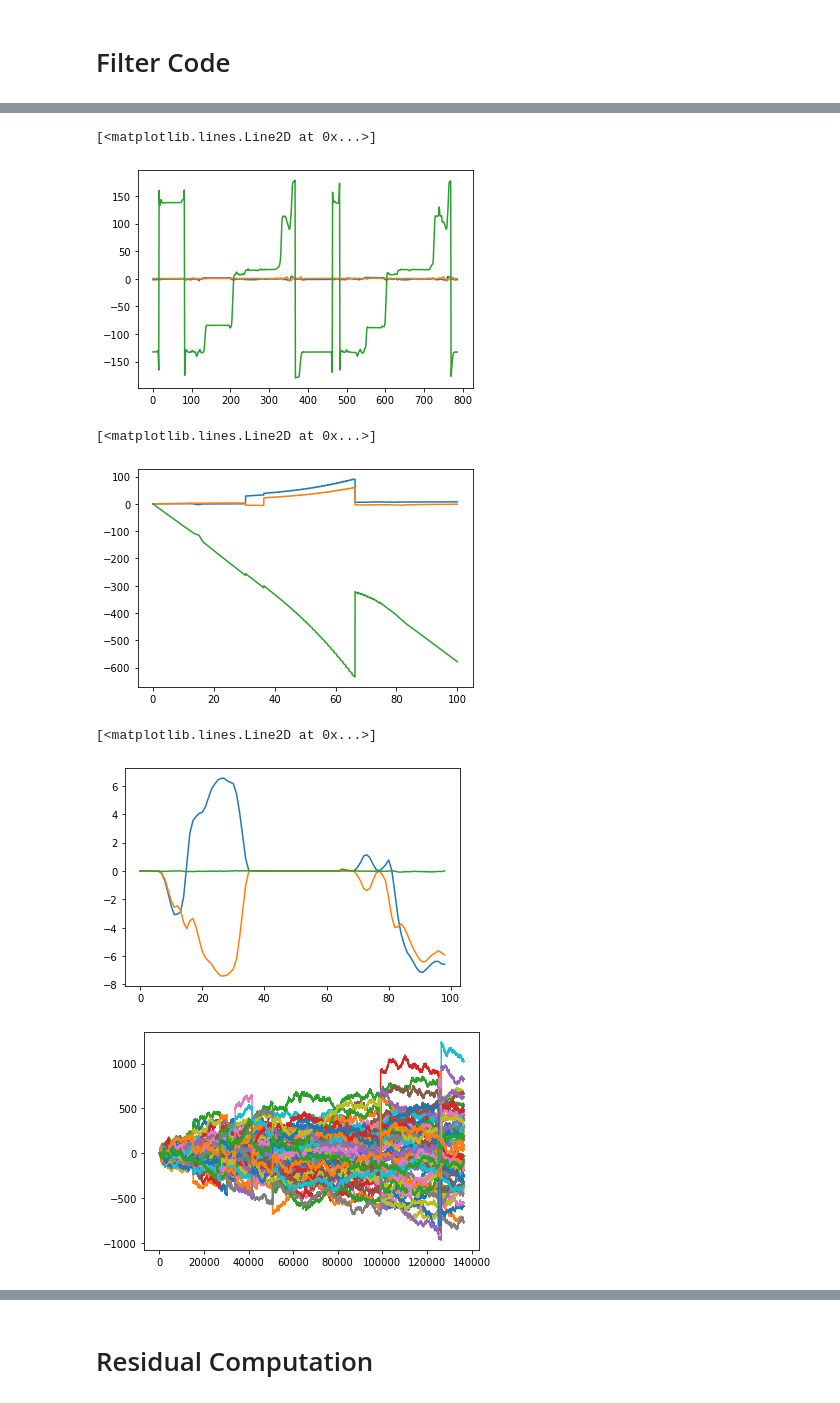
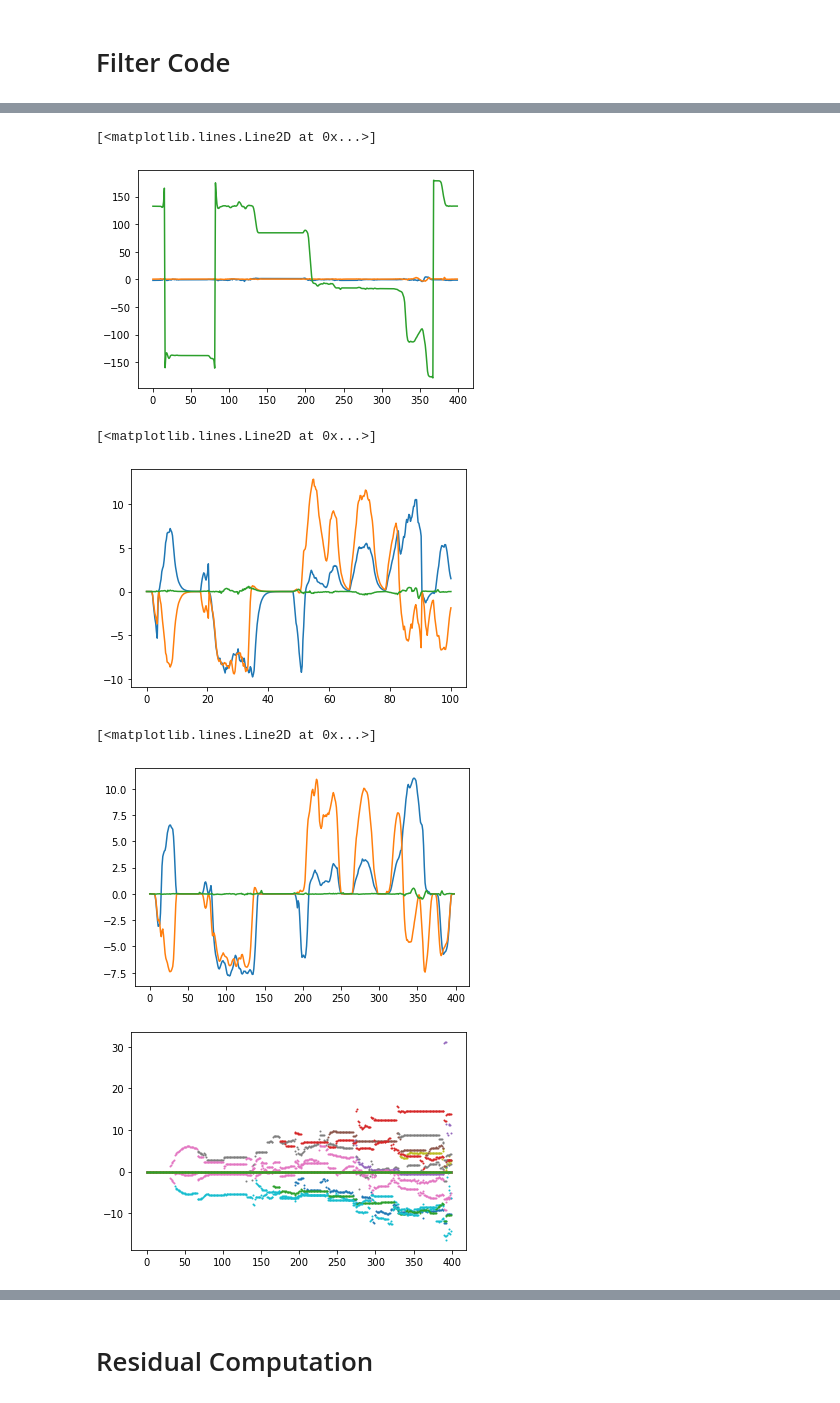
Before and after one commit to Stanford-NavLab/DDUncertaintyFilter, a Jupyter notebook: notebooks/05_31_22_DD_filter.ipynb, the cells around one changed output, grey strips where cells are left out. Saved outputs shown, nothing was run; the diff lists cells and outputs as text; code cells hidden in the pictures.

```diff
--- a/notebooks/05_31_22_DD_filter.ipynb
+++ b/notebooks/05_31_22_DD_filter.ipynb
@@ -154,0 +242,20 @@ prev_timestamp:  1621218775.5464783
+# %%
+def calc_gnss_observation(rover_code, base_code, rover_carr, base_carr, satpos, idx_code_mask, idx_carr_mask, ref=None):
+    # Check atleast 2 measurements in both code and carrier phase
+    if sum(idx_code_mask) < 2 or sum(idx_carr_mask) < 2:
+        return (None, None, None, None)
+
+    # First non-zero index is the reference
+    if ref is None:
+        ref = np.where(idx_code_mask & idx_carr_mask)[0][0]
+#         ref = np.where(idx_code_mask[:31] & idx_carr_mask[:31])[0][-1]
+
+    # Dont include reference in mask
+    idx_code_mask[ref] = False
+    idx_carr_mask[ref] = False
+
+    # Compute double difference
+    dd_code, dd_carr = compute_d_diff(rover_code, base_code, rover_carr, base_carr, idx_code_mask=idx_code_mask, idx_carr_mask=idx_carr_mask, ref_idx=ref)
+    gnss_observation = data_tensor([dd_code, dd_carr])
+
+    return gnss_observation, idx_code_mask, idx_carr_mask, ref
@@ -229,16 +520,22 @@ def run_timestep(t, context):
 # %%
 tmp_outs = []
+sync_gt = []
+
+prev_gt_idx = -1
 
 with torch.no_grad():
     for t in tqdm(range(T_start, T, IMU_rate_div)):
         estimated_state, corrected_state, context, _tmp_outs = run_timestep(t, context)
-
-        tmp_outs.append(_tmp_outs)
+        if imu_to_gt_idx(t) != prev_gt_idx:
+            prev_gt_idx = imu_to_gt_idx(t)
+            tmp_outs.append(_tmp_outs)
+            sync_gt.append(torch.tensor(gt_pos[prev_gt_idx, :]))
 
         if corrected_state is None:
             estimated_states[t, :] = estimated_state
         else:
             estimated_states[t, :] = corrected_state
+            print("GT idx: ", prev_gt_idx)
 #             # Update filter parameters
 #             with torch.enable_grad():
 
@@ -343,4 +624,8 @@ plt.legend()
 # %%
-plt.plot(states[:tmax:400, 0] - gt_pos[:-1, 0])
-plt.ylim(-50, 50)
+state_range = range(T_start, tmax, 400)
+gt_range = [imu_to_gt_idx(t) for t in state_range]
+
+tracking_error = torch.norm(states[state_range, :2] - gt_pos[gt_range, :2], dim=1)
+plt.plot(tracking_error)
+# plt.ylim((0, 2))
 # %% [output]
@@ -382,33 +686,30 @@ plt.plot(state_or_eul[viz_block, 2])
 # %%
-viz_block = range(0, len(gt_rot))
-# viz_block = range(int(T_start/400), int(T_start/400)+100)
-plt.plot(gt_rot[viz_block, 0])
-plt.plot(gt_rot[viz_block, 1])
-plt.plot(gt_rot[viz_block, 2])
+plt.plot(gt_rot[gt_range, 0])
+plt.plot(gt_rot[gt_range, 1])
+plt.plot(-gt_rot[gt_range, 2])
 # %% [output]
 [<matplotlib.lines.Line2D at 0x...>]
-[figure, old version]
+[figure, new version]
 # %%
 state_vel = states[state_range, 7:10].numpy()
 
-viz_block_kHz = range(0, int(400*100/IMU_rate_div))
+viz_block_kHz = range(0, len(state_vel))
 plt.plot(np.linspace(0, 100, num=len(viz_block_kHz)), state_vel[viz_block_kHz, 0])
 plt.plot(np.linspace(0, 100, num=len(viz_block_kHz)), state_vel[viz_block_kHz, 1])
 plt.plot(np.linspace(0, 100, num=len(viz_block_kHz)), state_vel[viz_block_kHz, 2])
 # %% [output]
 [<matplotlib.lines.Line2D at 0x...>]
-[figure, old version]
+[figure, new version]
 # %%
-viz_block_1Hz = range(int(T_start/400), int(T_start/400)+100)
-plt.plot(np.ediff1d(gt_pos[viz_block_1Hz, 0]))
-plt.plot(np.ediff1d(gt_pos[viz_block_1Hz, 1]))
-plt.plot(np.ediff1d(gt_pos[viz_block_1Hz, 2]))
+plt.plot(np.ediff1d(gt_pos[gt_range, 0]))
+plt.plot(np.ediff1d(gt_pos[gt_range, 1]))
+plt.plot(np.ediff1d(gt_pos[gt_range, 2]))
 # %% [output]
 [<matplotlib.lines.Line2D at 0x...>]
-[figure, old version]
+[figure, new version]
 # %%
-for i in range(14, 77):
-    plt.plot(states[:tmax-T_start, i])
+for i in tqdm(range(10, 10+31+32)):
+    plt.scatter(range(len(state_range)), states[state_range, i].numpy(), s=1)
 # %% [output]
-[figure, old version]
+[figure, new version]
 # %%
```
Also changed, not shown: parts of 68 cells of this notebook, 38 other files.
